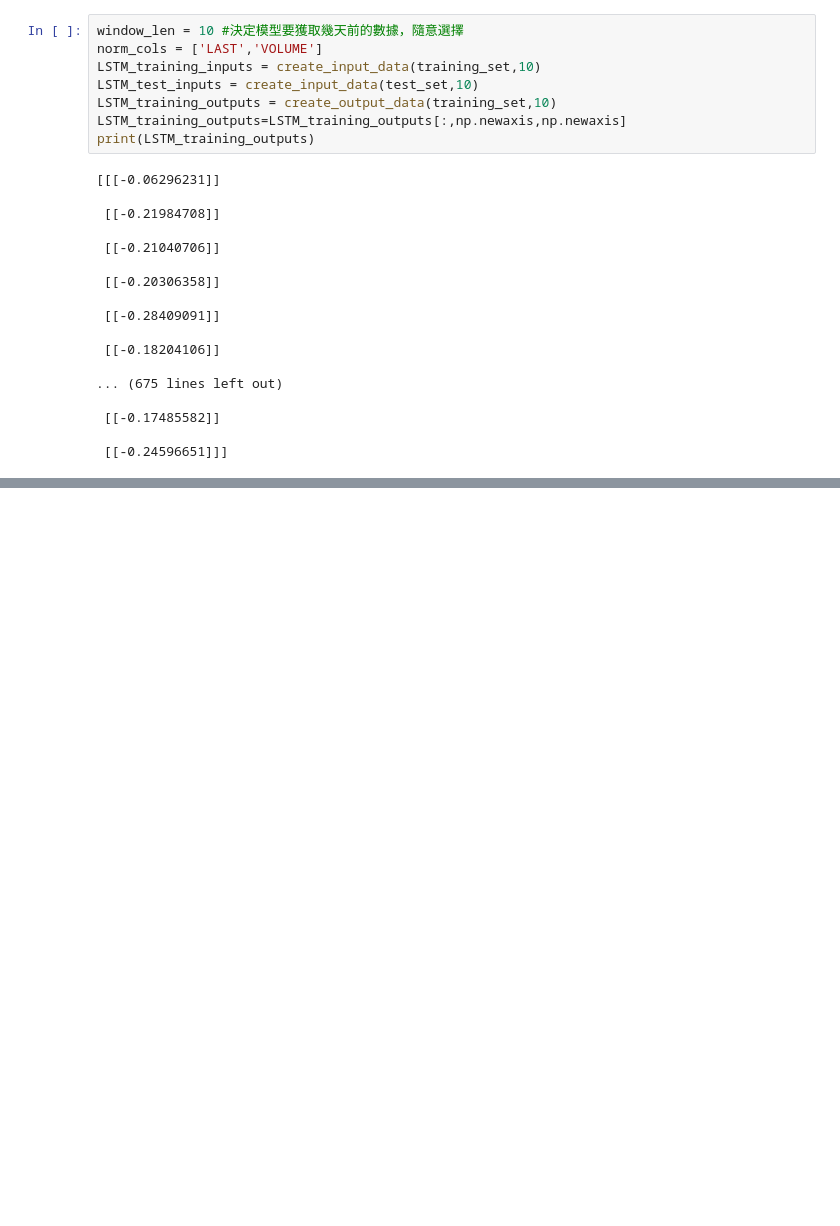
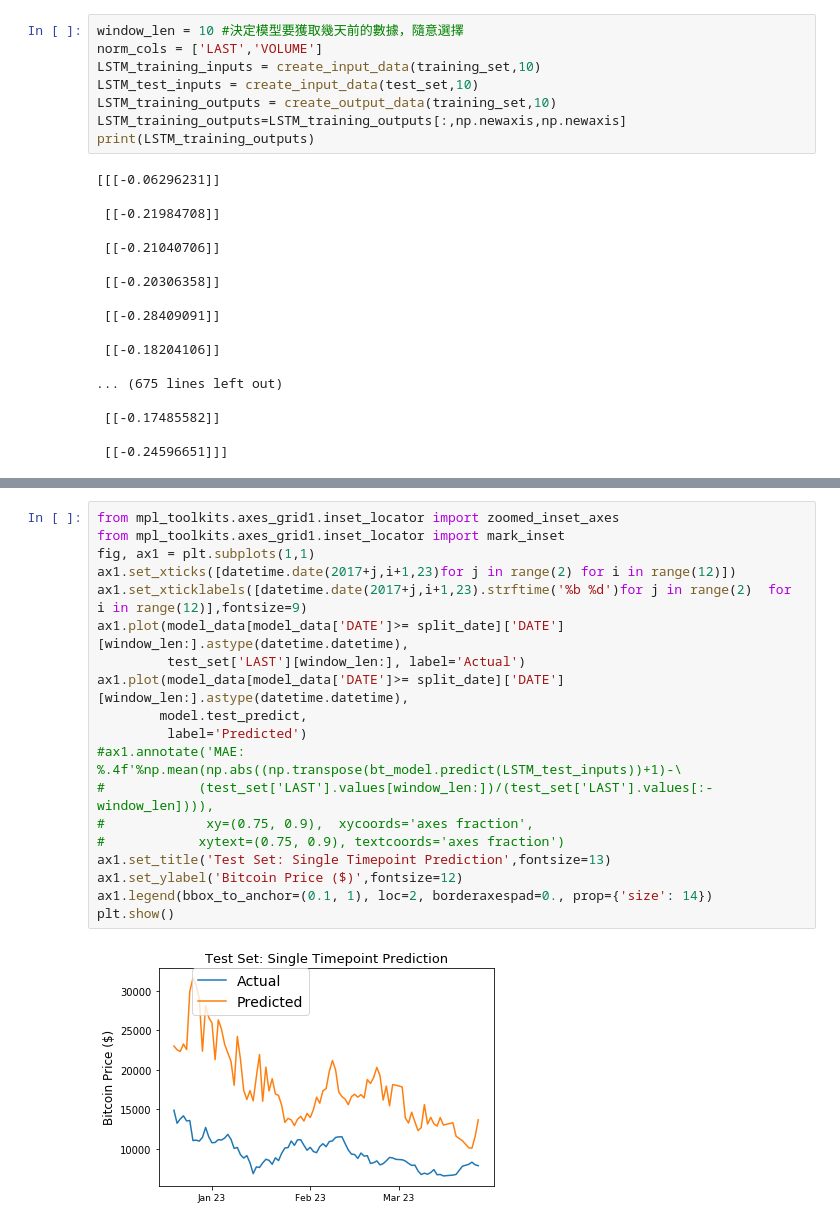
Before and after one commit to mikeyangyo/PredictionOfCryptocurrencyMarket, a Jupyter notebook: deep learning/tensorflow predict.ipynb, the cells around one changed output, grey strips where cells are left out. Cells and saved outputs as stored; diff of their text form; blank space fills up the shorter version.

Commit message:
base model complete

```diff
--- a/deep learning/tensorflow predict.ipynb
+++ b/deep learning/tensorflow predict.ipynb
@@ -242,0 +301,21 @@ cost:  0.0035
+# %%
+from mpl_toolkits.axes_grid1.inset_locator import zoomed_inset_axes
+from mpl_toolkits.axes_grid1.inset_locator import mark_inset
+fig, ax1 = plt.subplots(1,1)
+ax1.set_xticks([datetime.date(2017+j,i+1,23)for j in range(2) for i in range(12)])
+ax1.set_xticklabels([datetime.date(2017+j,i+1,23).strftime('%b %d')for j in range(2)  for i in range(12)],fontsize=9)
+ax1.plot(model_data[model_data['DATE']>= split_date]['DATE'][window_len:].astype(datetime.datetime),
+         test_set['LAST'][window_len:], label='Actual')
+ax1.plot(model_data[model_data['DATE']>= split_date]['DATE'][window_len:].astype(datetime.datetime),
+        model.test_predict,
+         label='Predicted')
+#ax1.annotate('MAE: %.4f'%np.mean(np.abs((np.transpose(bt_model.predict(LSTM_test_inputs))+1)-\
+#            (test_set['LAST'].values[window_len:])/(test_set['LAST'].values[:-window_len]))),
+#             xy=(0.75, 0.9),  xycoords='axes fraction',
+#            xytext=(0.75, 0.9), textcoords='axes fraction')
+ax1.set_title('Test Set: Single Timepoint Prediction',fontsize=13)
+ax1.set_ylabel('Bitcoin Price ($)',fontsize=12)
+ax1.legend(bbox_to_anchor=(0.1, 1), loc=2, borderaxespad=0., prop={'size': 14})
+plt.show()
+# %% [output]
+[figure, added]
```
Also changed, not shown: parts of 8 cells of this notebook.
